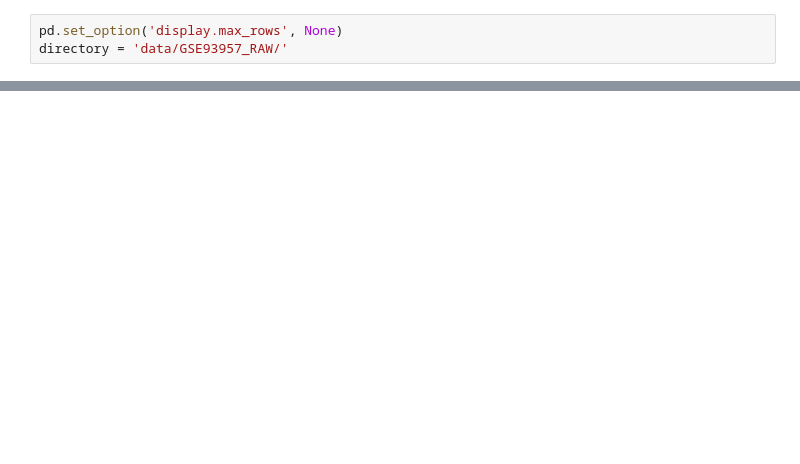
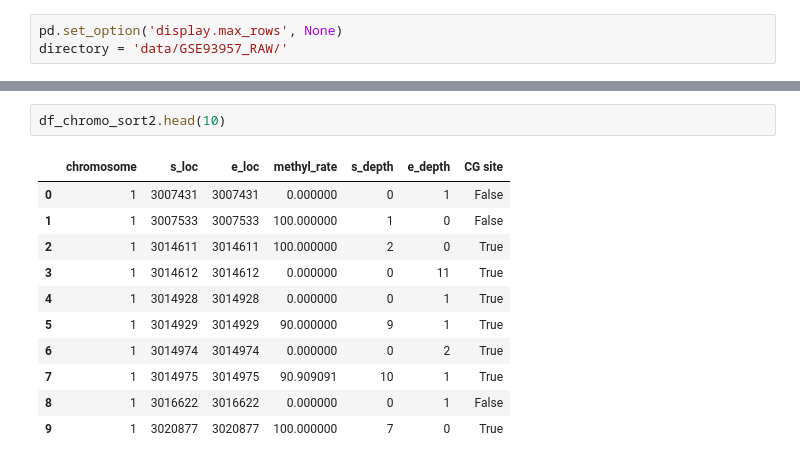
Before and after one commit to hunterDRuebsamen/Bioinformatic_Lab-1, a Jupyter notebook: test.ipynb, the cells around one changed output, grey strips where cells are left out. Cells and saved outputs as stored; diff of their text form; blank space fills up the shorter version.

```diff
--- a/test.ipynb
+++ b/test.ipynb
@@ -259,0 +70,14 @@ for methylation_column in methylation_columns:
+# %%
+df_chromo_sort2.head(10)
+# %% [output]
+|  | chromosome | s_loc | e_loc | methyl_rate | s_depth | e_depth | CG site |
+| 0 | 1 | 3007431 | 3007431 | 0.000000 | 0 | 1 | False |
+| 1 | 1 | 3007533 | 3007533 | 100.000000 | 1 | 0 | False |
+| 2 | 1 | 3014611 | 3014611 | 100.000000 | 2 | 0 | True |
+| 3 | 1 | 3014612 | 3014612 | 0.000000 | 0 | 11 | True |
+| 4 | 1 | 3014928 | 3014928 | 0.000000 | 0 | 1 | True |
+| 5 | 1 | 3014929 | 3014929 | 90.000000 | 9 | 1 | True |
+| 6 | 1 | 3014974 | 3014974 | 0.000000 | 0 | 2 | True |
+| 7 | 1 | 3014975 | 3014975 | 90.909091 | 10 | 1 | True |
+| 8 | 1 | 3016622 | 3016622 | 0.000000 | 0 | 1 | False |
+| 9 | 1 | 3020877 | 3020877 | 100.000000 | 7 | 0 | True |
```
Also changed, not shown: parts of 28 cells of this notebook.
